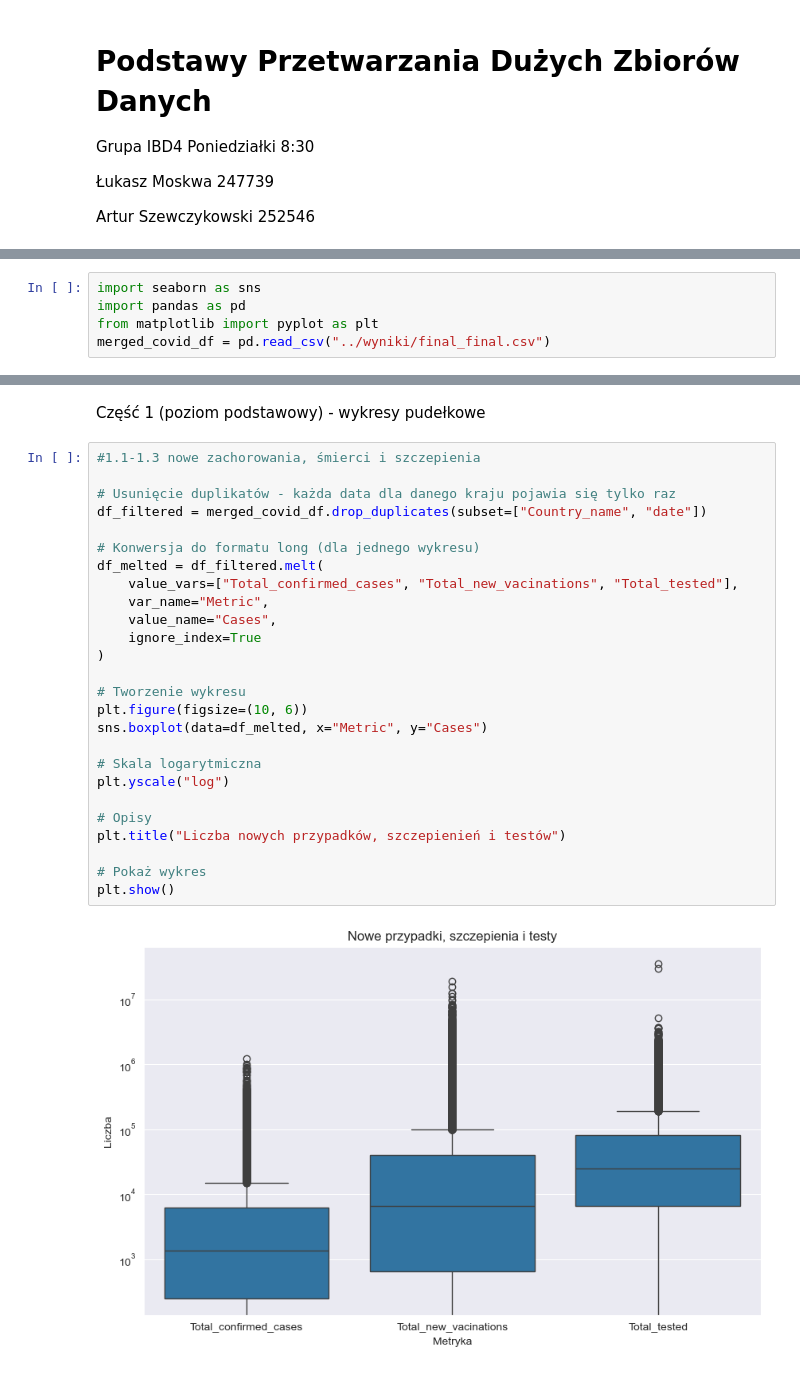
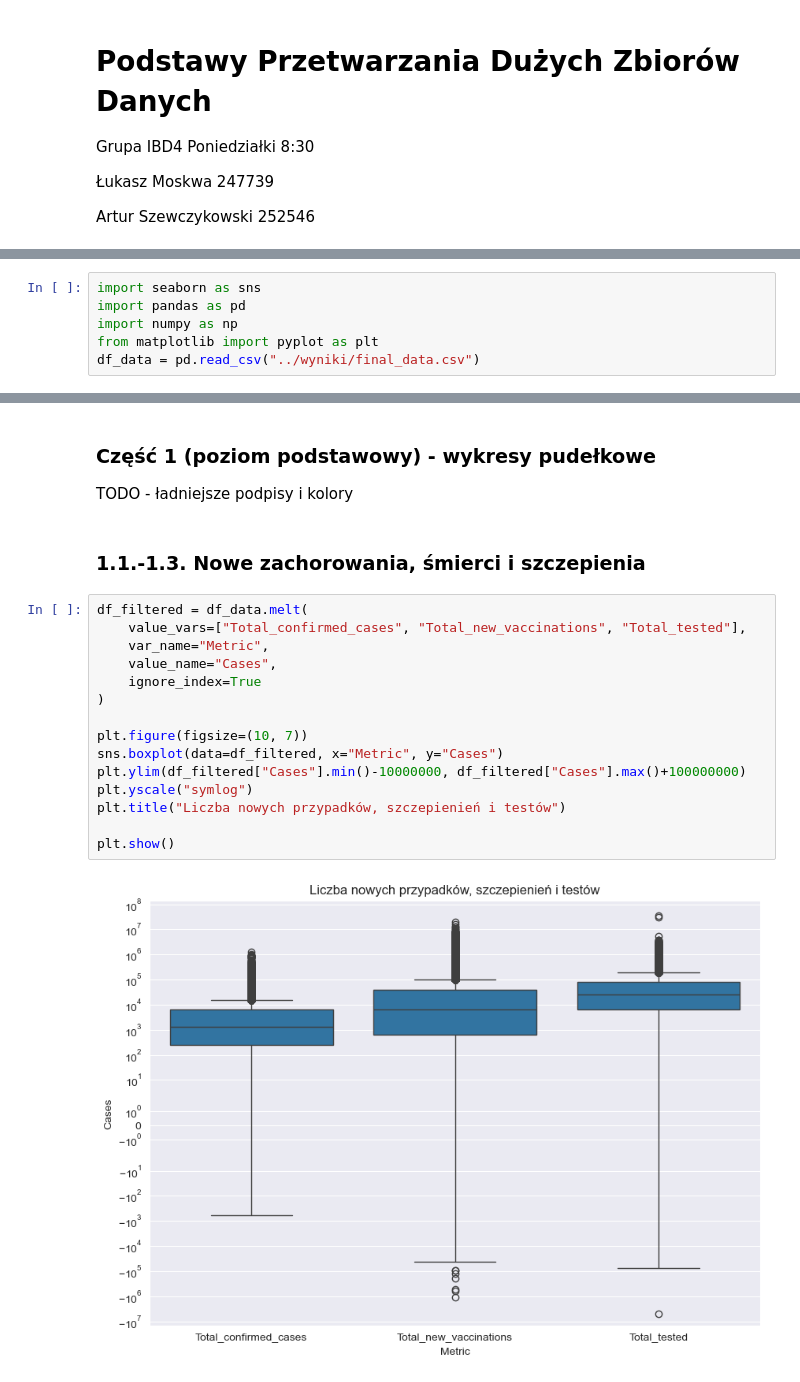
Before and after one commit to AbsZeroO/big-data, a Jupyter notebook: Poziom_2/Poziom2.ipynb, the cells around one changed output, grey strips where cells are left out. Cells and saved outputs as stored; diff of their text form.

Commit message:
Część 1 i 3 w miare zrobiona

```diff
--- a/Poziom_2/Poziom2.ipynb
+++ b/Poziom_2/Poziom2.ipynb
@@ -9,6 +11,7 @@ Artur Szewczykowski 252546
 # %%
 import seaborn as sns
 import pandas as pd
+import numpy as np
 from matplotlib import pyplot as plt
-merged_covid_df = pd.read_csv("../wyniki/final_final.csv")
+df_data = pd.read_csv("../wyniki/final_data.csv")
 # %%
@@ -30,30 +33,22 @@ display(merged_covid_df) #wrzucone dla wygody, można usunąc przed odpowiedzią
 # %% [markdown]
-Część 1 (poziom podstawowy) - wykresy pudełkowe
+### Część 1 (poziom podstawowy) - wykresy pudełkowe
+TODO - ładniejsze podpisy i kolory
+# %% [markdown]
+### 1.1.-1.3. Nowe zachorowania, śmierci i szczepienia
 # %%
-#1.1-1.3 nowe zachorowania, śmierci i szczepienia
-
-# Usunięcie duplikatów - każda data dla danego kraju pojawia się tylko raz
-df_filtered = merged_covid_df.drop_duplicates(subset=["Country_name", "date"])
-
-# Konwersja do formatu long (dla jednego wykresu)
-df_melted = df_filtered.melt(
-    value_vars=["Total_confirmed_cases", "Total_new_vacinations", "Total_tested"],
+df_filtered = df_data.melt(
+    value_vars=["Total_confirmed_cases", "Total_new_vaccinations", "Total_tested"],
     var_name="Metric",
     value_name="Cases",
     ignore_index=True
 )
 
-# Tworzenie wykresu
-plt.figure(figsize=(10, 6))
-sns.boxplot(data=df_melted, x="Metric", y="Cases")
-
-# Skala logarytmiczna
-plt.yscale("log")
-
-# Opisy
+plt.figure(figsize=(10, 7))
+sns.boxplot(data=df_filtered, x="Metric", y="Cases")
+plt.ylim(df_filtered["Cases"].min()-10000000, df_filtered["Cases"].max()+100000000)
+plt.yscale("symlog")
 plt.title("Liczba nowych przypadków, szczepienień i testów")
 
-# Pokaż wykres
 plt.show()
 # %% [output]
-[figure, old version]
+[figure, new version]
```
Also changed, not shown: parts of 27 cells of this notebook.
